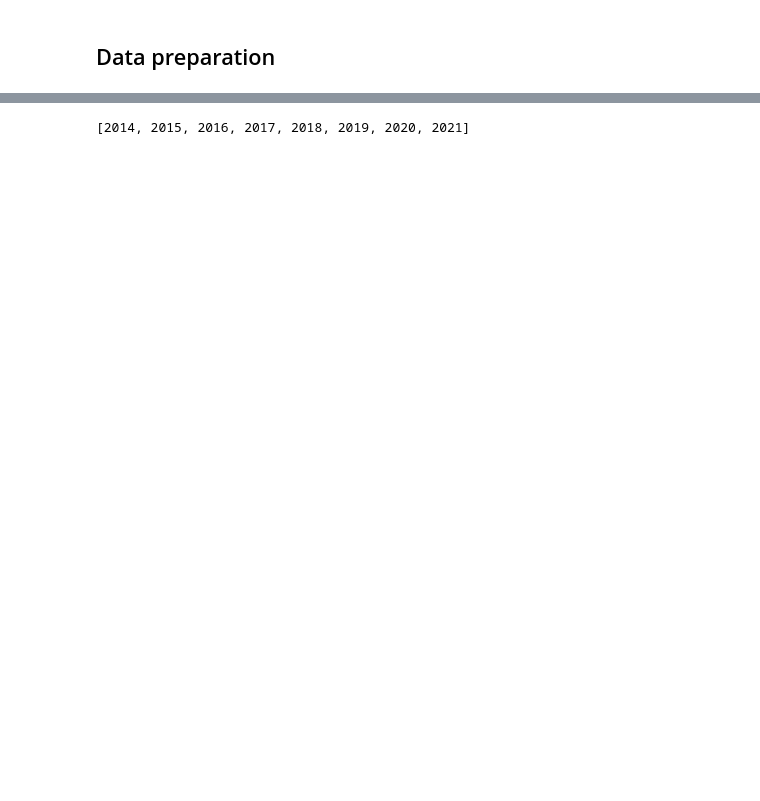
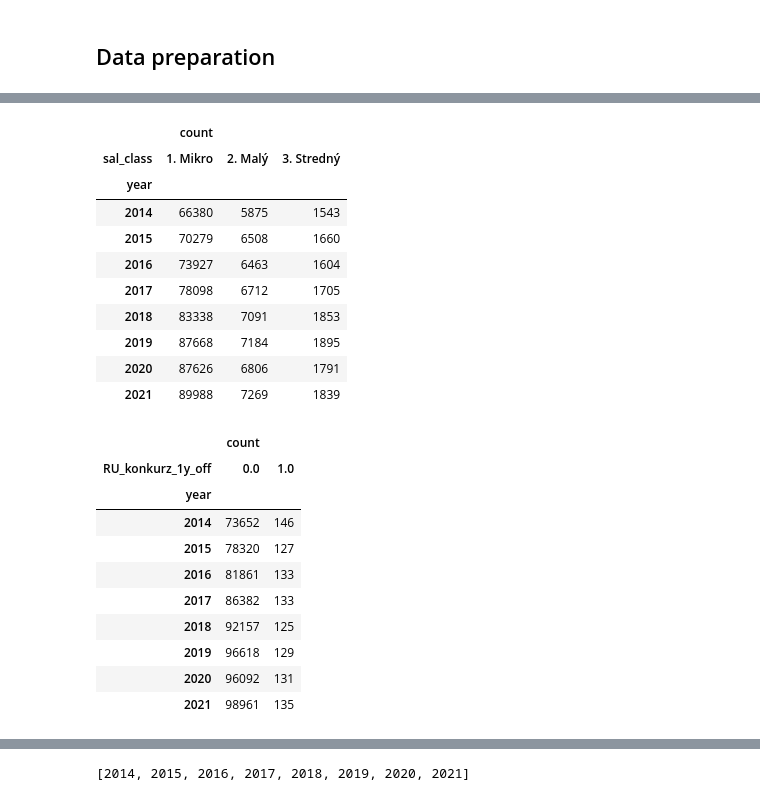
Before and after one commit to rohalmatus/financial-distress-models, a Jupyter notebook: CODE/EXPLORATORY/eda_01.ipynb, the cells around one changed output, grey strips where cells are left out. Cells and saved outputs as stored; diff of their text form; code cells hidden in the pictures; blank space fills up the shorter version.

```diff
--- a/CODE/EXPLORATORY/eda_01.ipynb
+++ b/CODE/EXPLORATORY/eda_01.ipynb
@@ -6,6 +6,10 @@ import numpy as np
 
 from matplotlib import pyplot as plt
 import seaborn as sns
+
+
+pd.set_option('display.max_columns', 100)
+pd.set_option('display.max_rows', 50)
 # %%
 predictors = [
     'L3',
@@ -51,29 +54,0 @@ display(financial_ratios_table_raw.shape[0])
-# %%
-INDICATORS = ['RUZ_cancelled_2y_off', 'RU_konkurz_2y_off', 'RU_ostatne_konania_2y_off', 'DPHZ_vat_registration_cancelled_2y_off', 'RUZ_indirect_criterion_2y_off']
-
-
-def get_direct_indicator_2y_off(x):
-    if x.RUZ_cancelled_2y_off == 1 or x.RU_konkurz_2y_off == 1 or x.RU_ostatne_konania_2y_off == 1 or x.DPHZ_vat_registration_cancelled_2y_off == 1:
-        return 1
-    return 0
-
-def get_direct_indicator_1y_off(x):
-    if x.RUZ_cancelled_1y_off == 1 or x.RU_konkurz_1y_off == 1 or x.RU_ostatne_konania_1y_off == 1 or x.DPHZ_vat_registration_cancelled_1y_off == 1:
-        return 1
-    return 0
-
-def get_pair_indicator_2y_off(x):
-    if x.direct_indicator_2y_off == 1 and x.RUZ_indirect_criterion_2y_off == 1: return 1
-    if x.direct_indicator_2y_off == 1: return 0.5
-    return 0
-
-
-def get_pair_indicator_1y_off(x):
-    if x.direct_indicator_1y_off == 1 and x.RUZ_indirect_criterion_1y_off == 1: return 1
-    if x.direct_indicator_1y_off == 1: return 0.5
-    return 0
-
-financial_ratios_table_raw['direct_indicator_2y_off'] = financial_ratios_table_raw.apply(get_direct_indicator_2y_off, axis = 1)
-financial_ratios_table_raw['pair_indicator_2y_off'] = financial_ratios_table_raw.apply(get_pair_indicator_2y_off, axis = 1)
-financial_ratios_table_raw['direct_indicator_1y_off'] = financial_ratios_table_raw.apply(get_direct_indicator_1y_off, axis = 1)
-financial_ratios_table_raw['pair_indicator_1y_off'] = financial_ratios_table_raw.apply(get_pair_indicator_1y_off, axis = 1)
@@ -79,0 +67,31 @@ financial_ratios_table_raw['pair_indicator_1y_off'] = financial_ratios_table_raw
+# %%
+def get_sample_sizes(data, row_label, column_label):
+    samples_df = data.groupby([row_label, column_label])['financial_statement_id'].nunique().to_frame('count').reset_index()
+    wide_df = pd.pivot_table(samples_df, index = row_label, columns=column_label, fill_value=0)
+    return wide_df
+# %%
+display(get_sample_sizes(financial_ratios_table_raw, 'year', 'sal_class'))
+display(get_sample_sizes(financial_ratios_table_raw, 'year', 'RU_konkurz_1y_off'))
+# %% [output]
+|  | count |  |  |
+| sal_class | 1. Mikro | 2. Malý | 3. Stredný |
+| year |  |  |  |
+| 2014 | 66380 | 5875 | 1543 |
+| 2015 | 70279 | 6508 | 1660 |
+| 2016 | 73927 | 6463 | 1604 |
+| 2017 | 78098 | 6712 | 1705 |
+| 2018 | 83338 | 7091 | 1853 |
+| 2019 | 87668 | 7184 | 1895 |
+| 2020 | 87626 | 6806 | 1791 |
+| 2021 | 89988 | 7269 | 1839 |
+|  | count |  |
+| RU_konkurz_1y_off | 0.0 | 1.0 |
+| year |  |  |
+| 2014 | 73652 | 146 |
+| 2015 | 78320 | 127 |
+| 2016 | 81861 | 133 |
+| 2017 | 86382 | 133 |
+| 2018 | 92157 | 125 |
+| 2019 | 96618 | 129 |
+| 2020 | 96092 | 131 |
+| 2021 | 98961 | 135 |
```
Also changed, not shown: parts of 8 cells of this notebook, 7 other files.
